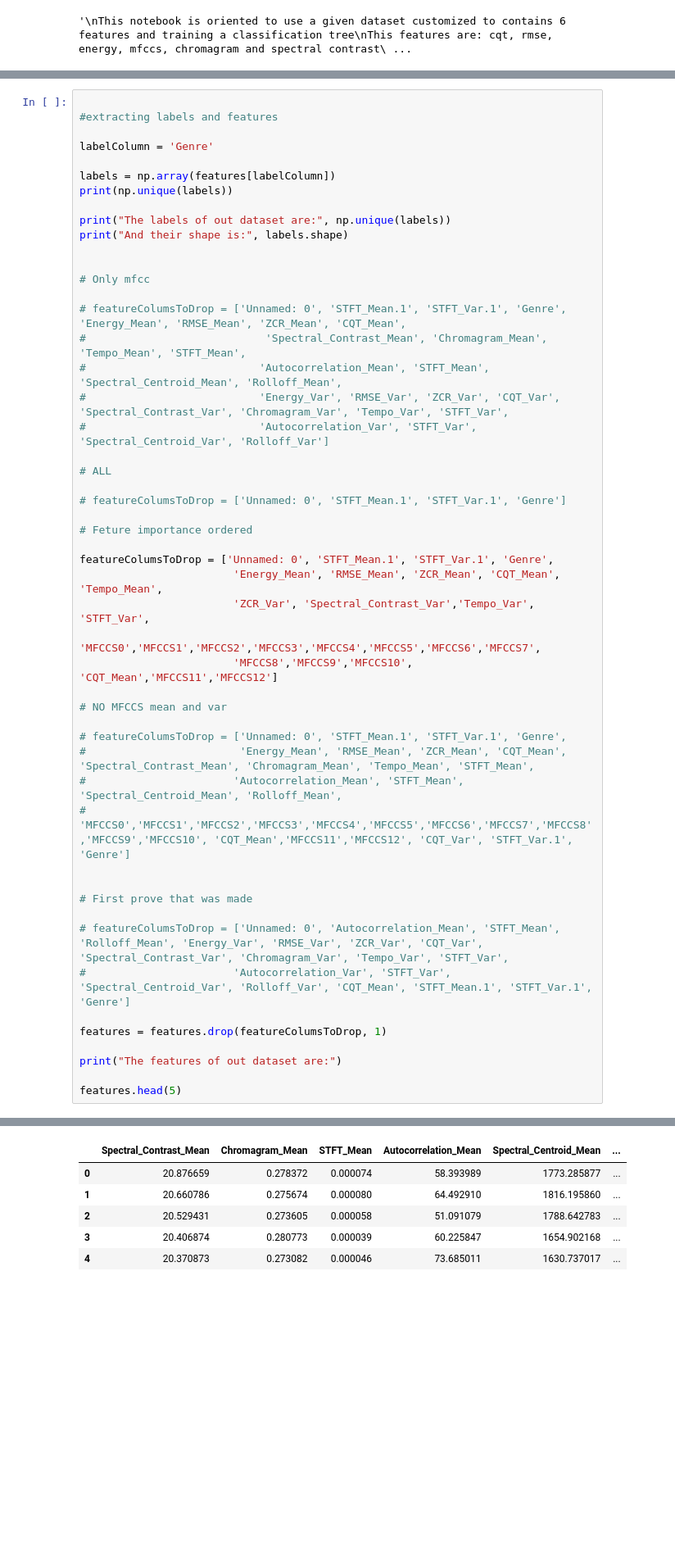
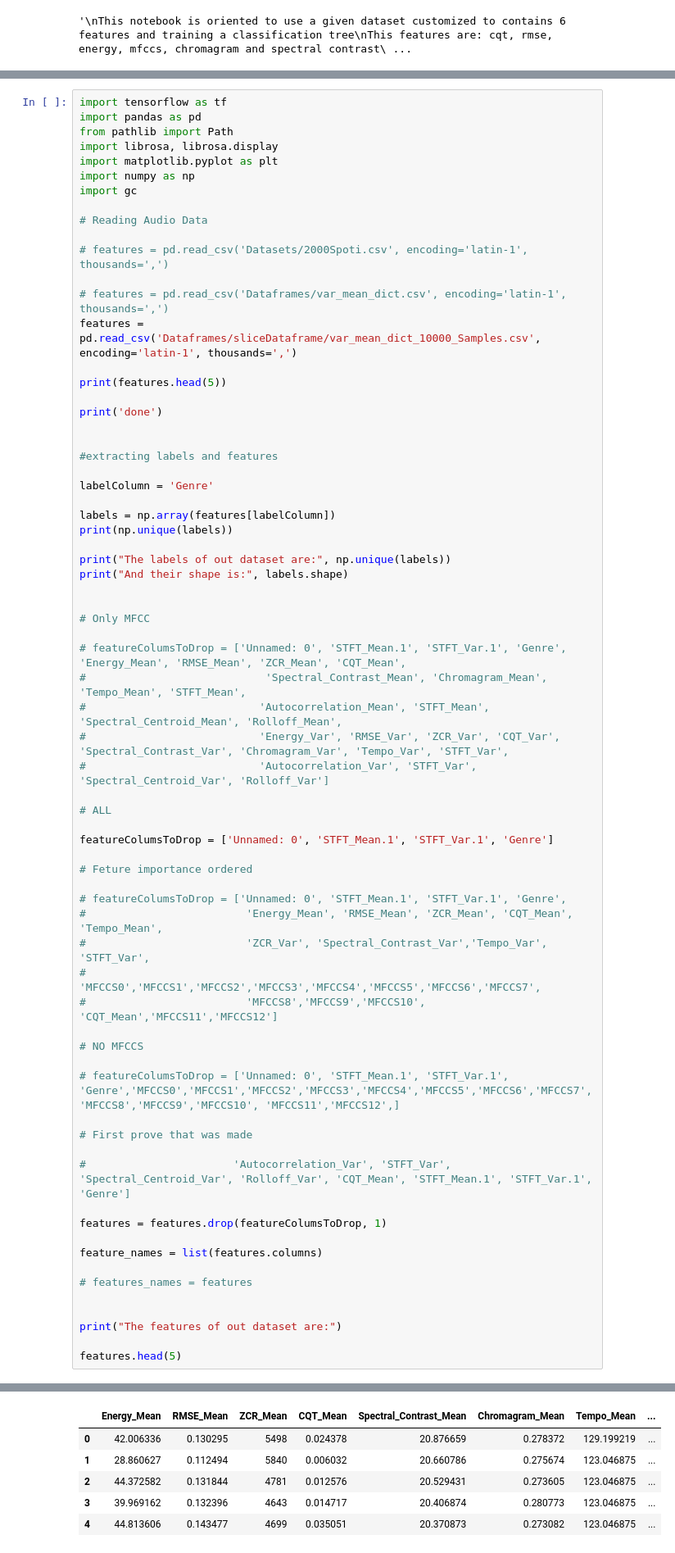
Before and after one commit to acarrill/TFGNotebooks, a Jupyter notebook: ClassificationTree.ipynb, the cells around one changed output, grey strips where cells are left out. Shown: that part at 82% size. Drawn from its saved outputs; the diff is of its cells as text; blank space fills up the shorter version.

```diff
--- a/ClassificationTree.ipynb
+++ b/ClassificationTree.ipynb
@@ -47,4 +10,23 @@ done
 # %%
+import tensorflow as tf
+import pandas as pd
+from pathlib import Path
+import librosa, librosa.display
+import matplotlib.pyplot as plt
+import numpy as np
+import gc
+
+# Reading Audio Data
+
+# features = pd.read_csv('Datasets/2000Spoti.csv', encoding='latin-1', thousands=',')
+
+# features = pd.read_csv('Dataframes/var_mean_dict.csv', encoding='latin-1', thousands=',')
+features = pd.read_csv('Dataframes/sliceDataframe/var_mean_dict_10000_Samples.csv', encoding='latin-1', thousands=',')
+
+print(features.head(5))
+
+print('done')
+
 
 #extracting labels and features
 
@@ -57,7 +39,7 @@ print("The labels of out dataset are:", np.unique(labels))
 print("And their shape is:", labels.shape)
 
 
-# Only mfcc
+# Only MFCC
 
 # featureColumsToDrop = ['Unnamed: 0', 'STFT_Mean.1', 'STFT_Var.1', 'Genre', 'Energy_Mean', 'RMSE_Mean', 'ZCR_Mean', 'CQT_Mean',
 #                            'Spectral_Contrast_Mean', 'Chromagram_Mean', 'Tempo_Mean', 'STFT_Mean',
@@ -67,31 +49,31 @@ print("And their shape is:", labels.shape)
 
 # ALL
 
-# featureColumsToDrop = ['Unnamed: 0', 'STFT_Mean.1', 'STFT_Var.1', 'Genre']
+featureColumsToDrop = ['Unnamed: 0', 'STFT_Mean.1', 'STFT_Var.1', 'Genre']
 
 # Feture importance ordered
 
-featureColumsToDrop = ['Unnamed: 0', 'STFT_Mean.1', 'STFT_Var.1', 'Genre',
-                        'Energy_Mean', 'RMSE_Mean', 'ZCR_Mean', 'CQT_Mean', 'Tempo_Mean',
-                        'ZCR_Var', 'Spectral_Contrast_Var','Tempo_Var', 'STFT_Var',
-                        'MFCCS0','MFCCS1','MFCCS2','MFCCS3','MFCCS4','MFCCS5','MFCCS6','MFCCS7',
-                        'MFCCS8','MFCCS9','MFCCS10', 'CQT_Mean','MFCCS11','MFCCS12']
+# featureColumsToDrop = ['Unnamed: 0', 'STFT_Mean.1', 'STFT_Var.1', 'Genre',
+#                         'Energy_Mean', 'RMSE_Mean', 'ZCR_Mean', 'CQT_Mean', 'Tempo_Mean',
+#                         'ZCR_Var', 'Spectral_Contrast_Var','Tempo_Var', 'STFT_Var',
+#                         'MFCCS0','MFCCS1','MFCCS2','MFCCS3','MFCCS4','MFCCS5','MFCCS6','MFCCS7',
+#                         'MFCCS8','MFCCS9','MFCCS10', 'CQT_Mean','MFCCS11','MFCCS12']
 
-# NO MFCCS mean and var
+# NO MFCCS
 
-# featureColumsToDrop = ['Unnamed: 0', 'STFT_Mean.1', 'STFT_Var.1', 'Genre',
-#                        'Energy_Mean', 'RMSE_Mean', 'ZCR_Mean', 'CQT_Mean', 'Spectral_Contrast_Mean', 'Chromagram_Mean', 'Tempo_Mean', 'STFT_Mean',
-#                       'Autocorrelation_Mean', 'STFT_Mean', 'Spectral_Centroid_Mean', 'Rolloff_Mean',
-#                        'MFCCS0','MFCCS1','MFCCS2','MFCCS3','MFCCS4','MFCCS5','MFCCS6','MFCCS7','MFCCS8','MFCCS9','MFCCS10', 'CQT_Mean','MFCCS11','MFCCS12', 'CQT_Var', 'STFT_Var.1', 'Genre']
-
+# featureColumsToDrop = ['Unnamed: 0', 'STFT_Mean.1', 'STFT_Var.1', 'Genre','MFCCS0','MFCCS1','MFCCS2','MFCCS3','MFCCS4','MFCCS5','MFCCS6','MFCCS7','MFCCS8','MFCCS9','MFCCS10', 'MFCCS11','MFCCS12',]
 
 # First prove that was made
 
-# featureColumsToDrop = ['Unnamed: 0', 'Autocorrelation_Mean', 'STFT_Mean', 'Rolloff_Mean', 'Energy_Var', 'RMSE_Var', 'ZCR_Var', 'CQT_Var', 'Spectral_Contrast_Var', 'Chromagram_Var', 'Tempo_Var', 'STFT_Var',
 #                       'Autocorrelation_Var', 'STFT_Var', 'Spectral_Centroid_Var', 'Rolloff_Var', 'CQT_Mean', 'STFT_Mean.1', 'STFT_Var.1', 'Genre']
 
 features = features.drop(featureColumsToDrop, 1)
 
+feature_names = list(features.columns)
+
+# features_names = features
+
+
 print("The features of out dataset are:")
 
 features.head(5)
@@ -101,10 +94,10 @@ features.head(5)
 The labels of out dataset are: ['Blues' 'Classical' 'Country' 'Disco' 'Hiphop' 'Jazz' 'Metal' 'Pop'
  'Reggae' 'Rock']
 And their shape is: (10000,)
 The features of out dataset are:
-|  | Spectral_Contrast_Mean | Chromagram_Mean | STFT_Mean | Autocorrelation_Mean | Spectral_Centroid_Mean | ... |
-| 0 | 20.876659 | 0.278372 | 0.000074 | 58.393989 | 1773.285877 | ... |
-| 1 | 20.660786 | 0.275674 | 0.000080 | 64.492910 | 1816.195860 | ... |
-| 2 | 20.529431 | 0.273605 | 0.000058 | 51.091079 | 1788.642783 | ... |
-| 3 | 20.406874 | 0.280773 | 0.000039 | 60.225847 | 1654.902168 | ... |
-| 4 | 20.370873 | 0.273082 | 0.000046 | 73.685011 | 1630.737017 | ... |
+|  | Energy_Mean | RMSE_Mean | ZCR_Mean | CQT_Mean | Spectral_Contrast_Mean | Chromagram_Mean | Tempo_Mean | ... |
+| 0 | 42.006336 | 0.130295 | 5498 | 0.024378 | 20.876659 | 0.278372 | 129.199219 | ... |
+| 1 | 28.860627 | 0.112494 | 5840 | 0.006032 | 20.660786 | 0.275674 | 123.046875 | ... |
+| 2 | 44.372582 | 0.131844 | 4781 | 0.012576 | 20.529431 | 0.273605 | 123.046875 | ... |
+| 3 | 39.969162 | 0.132396 | 4643 | 0.014717 | 20.406874 | 0.280773 | 123.046875 | ... |
+| 4 | 44.813606 | 0.143477 | 4699 | 0.035051 | 20.370873 | 0.273082 | 123.046875 | ... |
```
Also changed, not shown: parts of 7 cells of this notebook, 3 other files.
